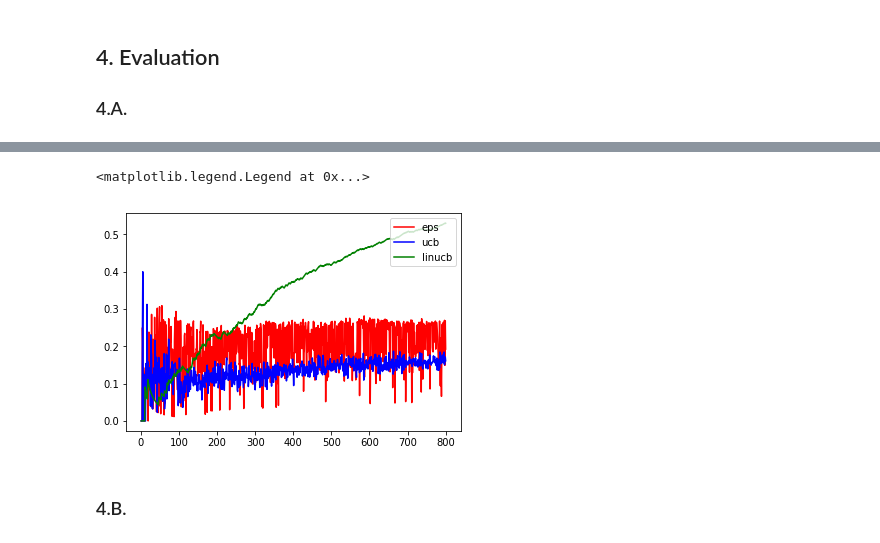
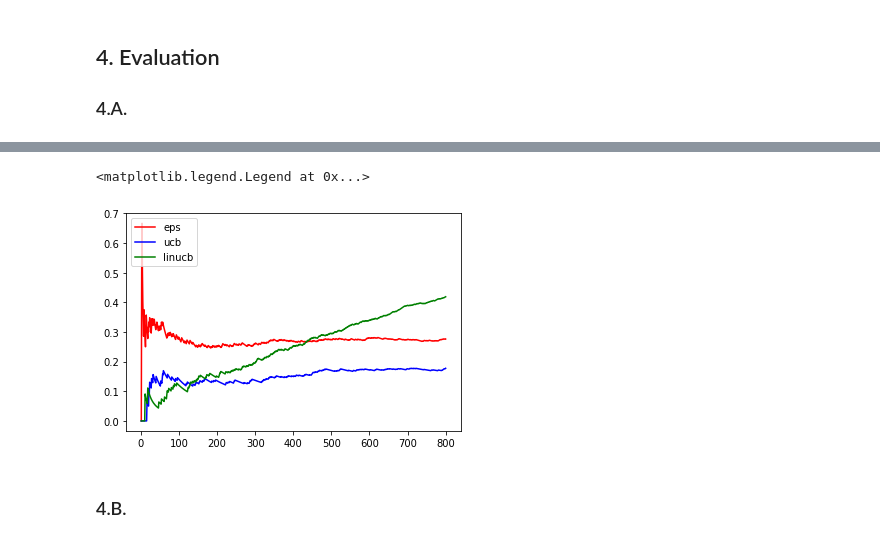
Before and after one commit to youshaox/COMP90051-project2, a Jupyter notebook: youshaox.ipynb, the cells around one changed output, grey strips where cells are left out. Cells and saved outputs as stored; diff of their text form; code cells hidden in the pictures.

```diff
--- a/youshaox.ipynb
+++ b/youshaox.ipynb
@@ -216,7 +216,10 @@ class UCB(MAB):
         self.counts[arm] = self.counts[arm] + 1
         n = self.counts[arm]
         old_avg_reward = self.avg_rewards[arm]
-        new_avg_reward = (old_avg_reward * (n-1) + reward)/n
+        if n == 1:
+            new_avg_reward = reward
+        else:
+            new_avg_reward = (old_avg_reward * (n-1) + reward)/n
         self.avg_rewards[arm] = new_avg_reward
 # %% [markdown]
 ## 2. Off-Policy Evaluation
@@ -336,14 +335,13 @@ class LinUCB(MAB):
         arm : int
             the positive integer arm id for this round
         """
-        p_ta_list = [0.0 for col in range(self.narms)]
+        p_ta_list = []
         for arm in range(self.narms):
             context_arm = context[arm*10:(arm+1)*10]
-            # todo
             x_ta = np.array(context_arm).reshape(-1,1)
             theta_a = np.dot(inv(self.A_list[arm]), self.b_list[arm])
             p_ta = np.dot(theta_a.T, x_ta) + self.alpha*np.sqrt(np.linalg.multi_dot([x_ta.T, inv(self.A_list[arm]), x_ta]))
-            p_ta_list[arm] = p_ta[0]
+            p_ta_list.append(p_ta[0][0])
         return index_max(p_ta_list)
 
     def update(self, arm, reward, context=None):
@@ -381,10 +377,0 @@ number_of_trials = np.linspace(1, 800, 800)
-# %%
-result_mab_eps = []
-for number_of_trial in number_of_trials:
-    mab_eps = EpsGreedy(10, 0.05)
-    result_rewards_per_trial = offlineEvaluate(mab_eps, arms, rewards, contexts, int(number_of_trial))
-    result_mab_eps.append(np.mean(result_rewards_per_trial))
-fig = plt.figure()
-ax = plt.axes()
-x = np.linspace(1, 800, 800)
-ax.plot(x, result_mab_eps);
@@ -412,15 +378,34 @@ for number_of_trial in tqdm(number_of_trials):
-# %%
-# Answer
-fig = plt.figure()
-ax = plt.axes()
-x = np.linspace(1, 800, 800)
-ax.plot(x, result_mab_eps, 'r', label='eps')
-ax.plot(x, result_mab_ucb, 'b', label='ucb')
-ax.plot(x, result_mab_linucb, 'g', label='linucb')
-ax.legend(loc='upper right')
-# %% [output]
-<matplotlib.legend.Legend at 0x...>
-[figure, removed]
+# %%
+trials = 800
+number_of_trials = np.linspace(1, trials, trials)
+
+T = np.arange(trials)+1
+mab = EpsGreedy(10, 0.05)
+mab_ucb = UCB(10, 1.0)
+mab_linucb = LinUCB(10, 10, 1.6)
+
+results_eps = offlineEvaluate(mab_eps, arms, rewards, contexts, trials)
+results_ucb = offlineEvaluate(mab_ucb, arms, rewards, contexts, trials)
+results_linucb = offlineEvaluate(mab_linucb, arms, rewards, contexts, trials)
+cum_results_epsgreedy = np.cumsum(results_eps)
+cum_results_ucb = np.cumsum(results_ucb)
+cum_results_linucb = np.cumsum(results_linucb)
+
+epsgreedy_plot_result = list(map(lambda x:x[0]/x[1], zip(cum_results_epsgreedy, T)))
+ucb_plot_result = list(map(lambda x:x[0]/x[1], zip(cum_results_ucb, T)))
+linucb_plot_result = list(map(lambda x:x[0]/x[1], zip(cum_results_linucb, T)))
+
+# Answer
+fig = plt.figure()
+ax = plt.axes()
+x = np.linspace(1, trials, trials)
+ax.plot(x, epsgreedy_plot_result, 'r', label='eps')
+ax.plot(x, ucb_plot_result, 'b', label='ucb')
+ax.plot(x, linucb_plot_result, 'g', label='linucb')
+ax.legend(loc='upper left')
+# %% [output]
+<matplotlib.legend.Legend at 0x...>
+[figure, added]
 # %% [markdown]
 ### 4.B.
 # %%
```
Also changed, not shown: parts of 18 cells of this notebook, 1 other file.
